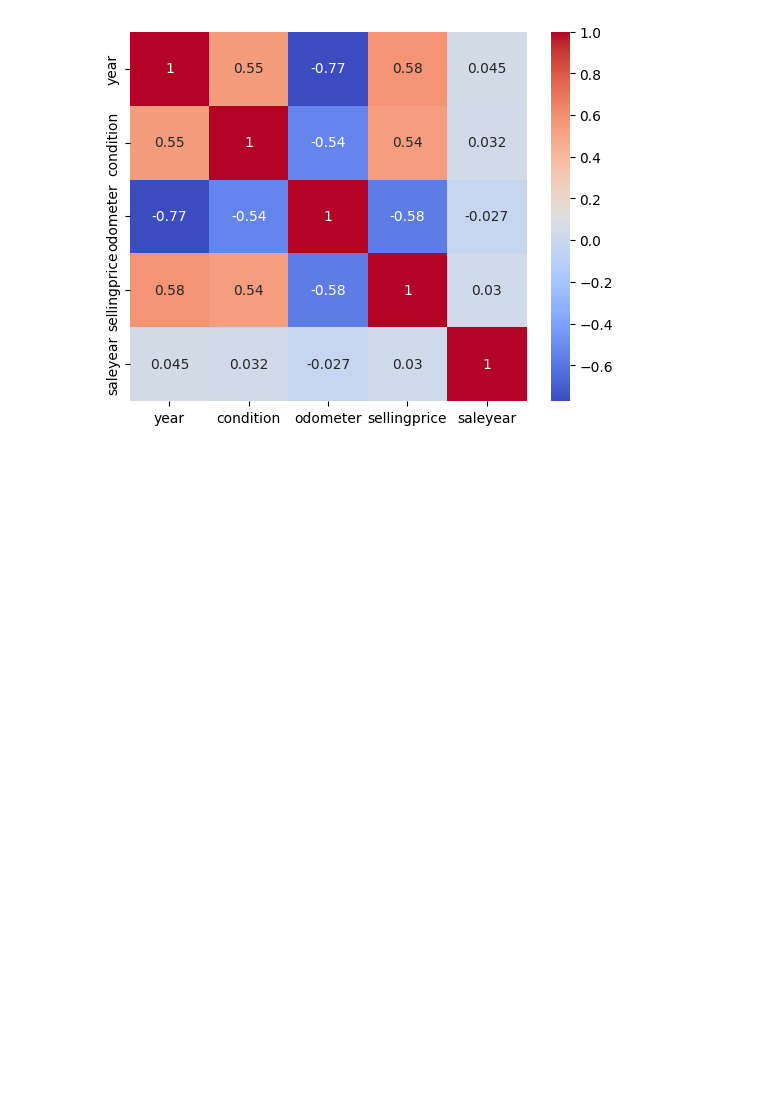
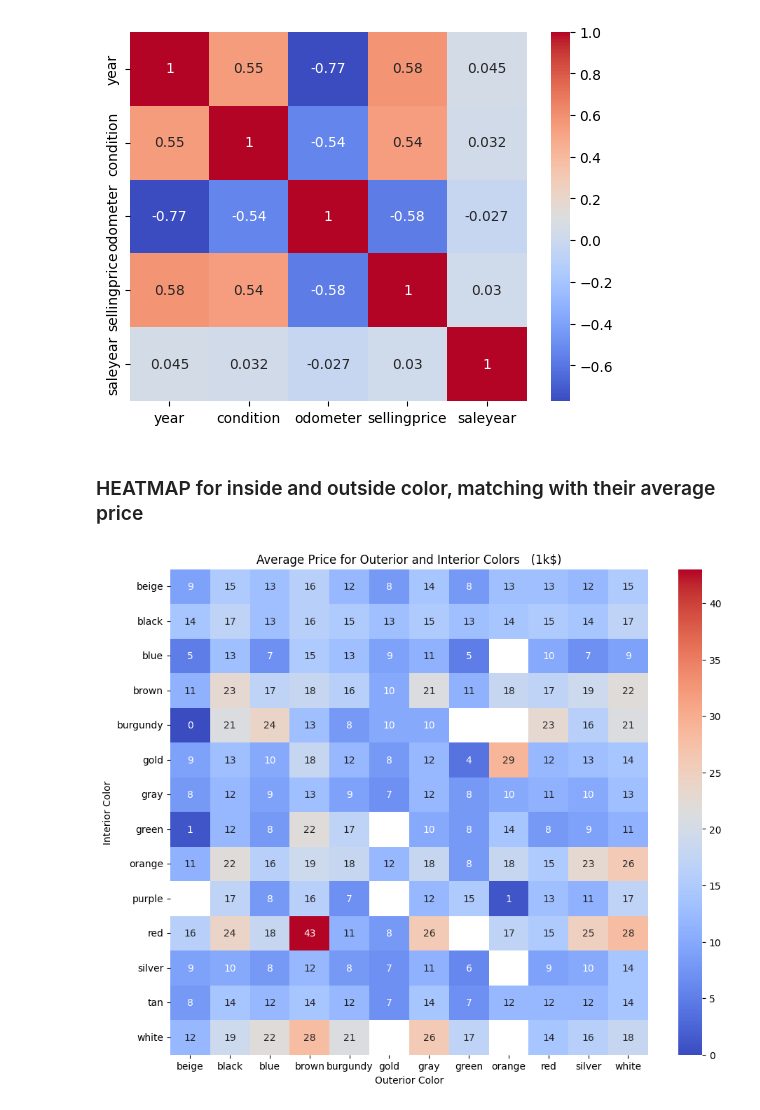
Before and after one commit to yiyuancui/car-price-analysis, a Jupyter notebook: Naiwen_Analysis.ipynb, the cells around one changed output. Drawn from its saved outputs; the diff is of its cells as text; code cells hidden in the pictures; blank space fills up the shorter version.

```diff
--- a/Naiwen_Analysis.ipynb
+++ b/Naiwen_Analysis.ipynb
@@ -89,3 +90,32 @@ sns.heatmap(df.corr(), annot=True, cmap='coolwarm')
 plt.show()
 # %% [output]
 [figure]
+# %% [markdown]
+### HEATMAP for inside and outside color, matching with their average price
+# %%
+df_inoutHeat = df[['color', 'interior', 'sellingprice']]
+df_inoutHeat = df_inoutHeat[df_inoutHeat.interior != '—']
+df_inoutHeat = df_inoutHeat[df_inoutHeat.interior != 'off-white']
+df_inoutHeat = df_inoutHeat[df_inoutHeat.interior != 'yellow']
+df_inoutHeat = df_inoutHeat[df_inoutHeat.color != '—']
+df_inoutHeat = df_inoutHeat[df_inoutHeat.color != 'off-white']
+df_inoutHeat = df_inoutHeat[df_inoutHeat.color != 'pink']
+df_inoutHeat = df_inoutHeat[df_inoutHeat.color != 'yellow']
+df_inoutHeat = df_inoutHeat[df_inoutHeat.color != 'lime']
+df_inoutHeat = df_inoutHeat[df_inoutHeat.color != 'turquoise']
+df_inoutHeat = df_inoutHeat[df_inoutHeat.color != 'charcoal']
+df_inoutHeat = df_inoutHeat[df_inoutHeat.color != 'purple']
+
+df_inoutHeat = df_inoutHeat.groupby(['color', 'interior']).mean()
+df_inoutHeat = df_inoutHeat.unstack(level=0)
+df_inoutHeat = df_inoutHeat.round(-3).div(1000)
+df_inoutHeat.columns = df_inoutHeat.columns.droplevel(0)
+df_inoutHeat
+fig, ax = plt.subplots(figsize=(11, 9))
+sns.heatmap(df_inoutHeat,annot=True,cmap='coolwarm')
+plt.title('Average Price for Outerior and Interior Colors   (1k$)')
+plt.xlabel('Outerior Color')
+plt.ylabel('Interior Color')
+plt.show()
+# %% [output]
+[figure, added]
```
Also changed, not shown: parts of 4 cells of this notebook, 3 other files.
